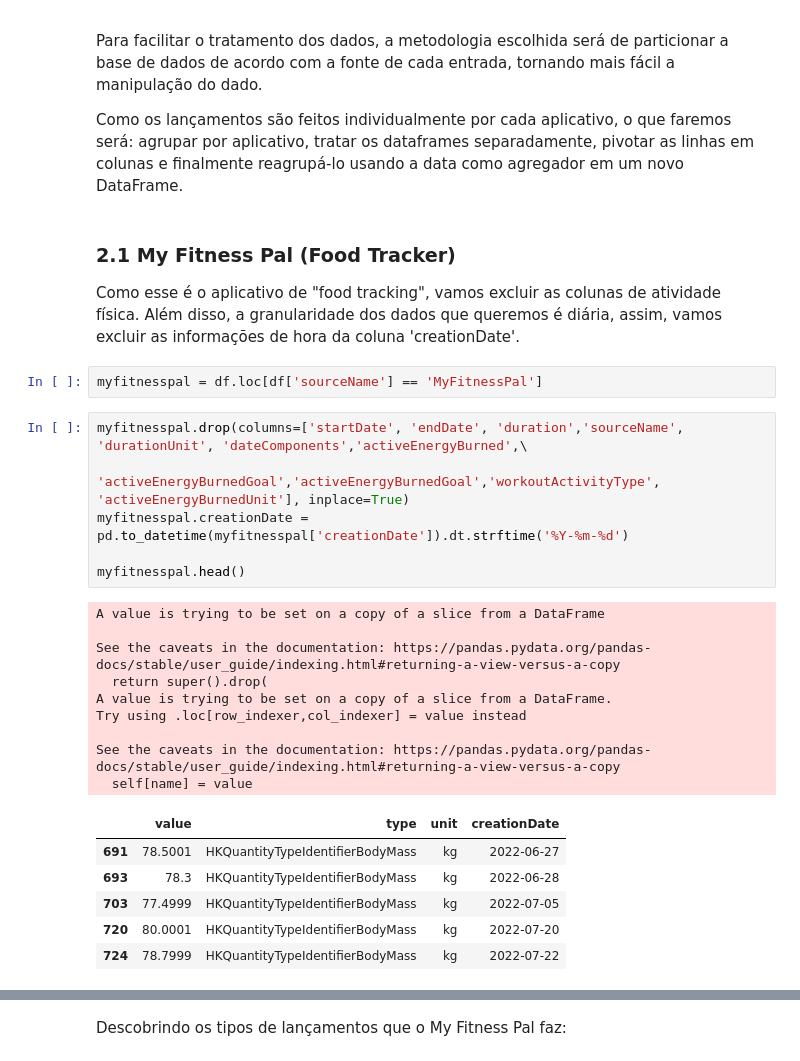
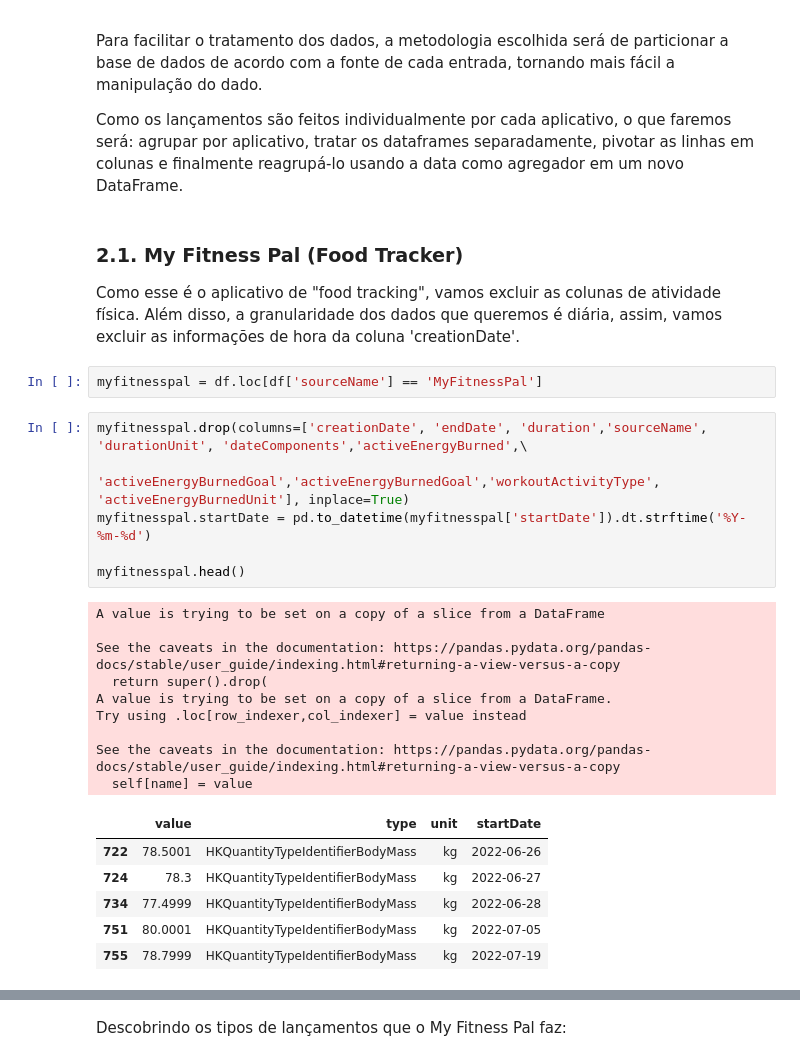
Before and after one commit to erico-bachour/Fitness_Project, a Jupyter notebook: Fitness_Project_1_Tratamento_dos_Dados.ipynb, the cells around one changed output, grey strips where cells are left out. Drawn from its saved outputs; the diff is of its cells as text.

```diff
--- a/Fitness_Project_1_Tratamento_dos_Dados.ipynb
+++ b/Fitness_Project_1_Tratamento_dos_Dados.ipynb
@@ -135,33 +136,33 @@ Para facilitar o tratamento dos dados, a metodologia escolhida será de particio
 
 Como os lançamentos são feitos individualmente por cada aplicativo, o que faremos será: agrupar por aplicativo, tratar os dataframes separadamente, pivotar as linhas em colunas e finalmente reagrupá-lo usando a data como agregador em um novo DataFrame.
 # %% [markdown]
-### 2.1 My Fitness Pal (Food Tracker)
+### 2.1. My Fitness Pal (Food Tracker)
 
 Como esse é o aplicativo de "food tracking", vamos excluir as colunas de atividade física. Além disso, a granularidade dos dados que queremos é diária, assim, vamos excluir as informações de hora da coluna 'creationDate'.
 # %%
 myfitnesspal = df.loc[df['sourceName'] == 'MyFitnessPal']
 # %%
-myfitnesspal.drop(columns=['startDate', 'endDate', 'duration','sourceName', 'durationUnit', 'dateComponents','activeEnergyBurned',\
+myfitnesspal.drop(columns=['creationDate', 'endDate', 'duration','sourceName', 'durationUnit', 'dateComponents','activeEnergyBurned',\
                            'activeEnergyBurnedGoal','activeEnergyBurnedGoal','workoutActivityType', 'activeEnergyBurnedUnit'], inplace=True)
-myfitnesspal.creationDate = pd.to_datetime(myfitnesspal['creationDate']).dt.strftime('%Y-%m-%d')
+myfitnesspal.startDate = pd.to_datetime(myfitnesspal['startDate']).dt.strftime('%Y-%m-%d')
 
 myfitnesspal.head()
 # %% [output]
 A value is trying to be set on a copy of a slice from a DataFrame
 
 See the caveats in the documentation: https://pandas.pydata.org/pandas-docs/stable/user_guide/indexing.html#returning-a-view-versus-a-copy
   return super().drop(
 A value is trying to be set on a copy of a slice from a DataFrame.
 Try using .loc[row_indexer,col_indexer] = value instead
 
 See the caveats in the documentation: https://pandas.pydata.org/pandas-docs/stable/user_guide/indexing.html#returning-a-view-versus-a-copy
   self[name] = value
-|  | value | type | unit | creationDate |
-| 691 | 78.5001 | HKQuantityTypeIdentifierBodyMass | kg | 2022-06-27 |
-| 693 | 78.3 | HKQuantityTypeIdentifierBodyMass | kg | 2022-06-28 |
-| 703 | 77.4999 | HKQuantityTypeIdentifierBodyMass | kg | 2022-07-05 |
-| 720 | 80.0001 | HKQuantityTypeIdentifierBodyMass | kg | 2022-07-20 |
-| 724 | 78.7999 | HKQuantityTypeIdentifierBodyMass | kg | 2022-07-22 |
+|  | value | type | unit | startDate |
+| 722 | 78.5001 | HKQuantityTypeIdentifierBodyMass | kg | 2022-06-26 |
+| 724 | 78.3 | HKQuantityTypeIdentifierBodyMass | kg | 2022-06-27 |
+| 734 | 77.4999 | HKQuantityTypeIdentifierBodyMass | kg | 2022-06-28 |
+| 751 | 80.0001 | HKQuantityTypeIdentifierBodyMass | kg | 2022-07-05 |
+| 755 | 78.7999 | HKQuantityTypeIdentifierBodyMass | kg | 2022-07-19 |
 # %%
 myfitnesspal = myfitnesspal.rename(columns={
     'value': 'valor',
```
Also changed, not shown: parts of 67 cells of this notebook.
